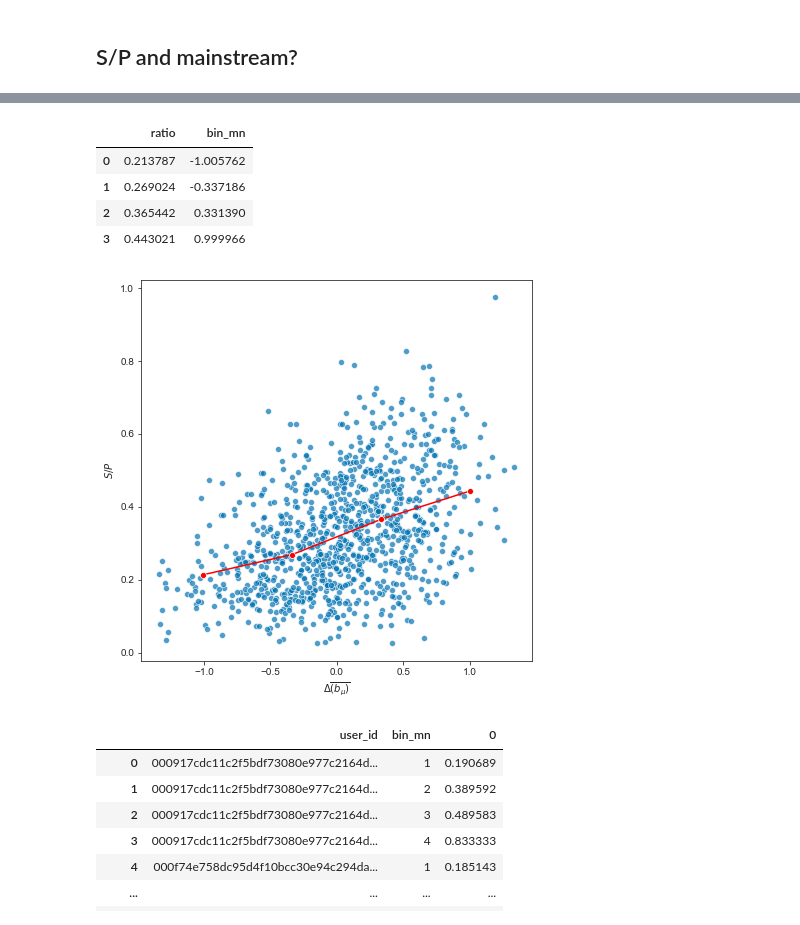
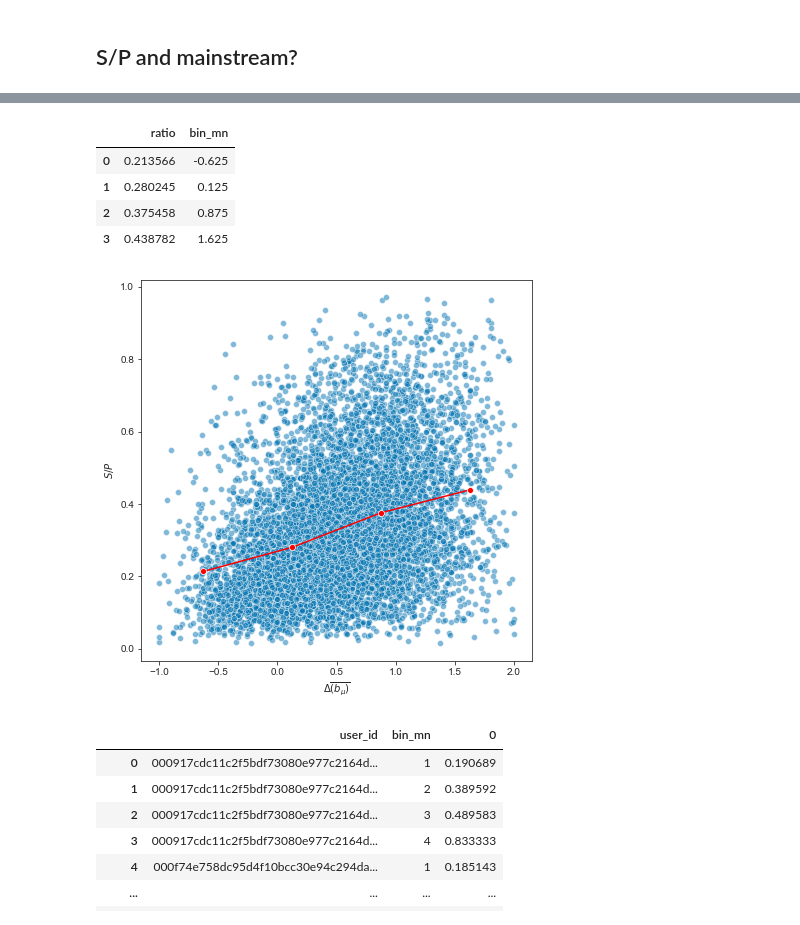
Before and after one commit to QuVil/cmb-recommendation, a Jupyter notebook: src/analysis/exploratory.ipynb, the cells around one changed output, grey strips where cells are left out. Saved outputs shown, nothing was run; the diff lists cells and outputs as text; code cells hidden in the pictures.

```diff
--- a/src/analysis/exploratory.ipynb
+++ b/src/analysis/exploratory.ipynb
@@ -319,7 +322,7 @@ plt.savefig("../../results/sp_ratio_violin_bin_u_pdist.png")
 # %%
 # Getting total S/P ratio for each user
 print("Computing diversity ratio...")
-sp_data = get_songs_data(data, obs_threshold=0, separate_rec=False)
+sp_data = get_songs_data(data)
 
 print("Organizing data...")
 # get_songs_data produces a pd.Series, which we turn into a DataFrame before adjusting some column names
@@ -419,20 +436,20 @@ sp_mu_means["bin_mn"] = sp_mu_bins_points
 sp_mu_means
 # %% [output]
 |  | ratio | bin_mn |
-| 0 | 0.213787 | -1.005762 |
-| 1 | 0.269024 | -0.337186 |
-| 2 | 0.365442 | 0.331390 |
-| 3 | 0.443021 | 0.999966 |
+| 0 | 0.213566 | -0.625 |
+| 1 | 0.280245 | 0.125 |
+| 2 | 0.375458 | 0.875 |
+| 3 | 0.438782 | 1.625 |
 # %%
 f, ax = plt.subplots(figsize=(7, 7))
 
-sns.scatterplot(x="bin_mn", y="ratio", data=bin_mu_delta, alpha=0.7)
+sns.scatterplot(x="bin_mn", y="ratio", data=bin_mu_delta, alpha=0.5)
 sns.lineplot(x="bin_mn", y="ratio", data=sp_mu_means, color="r", marker= "o")
 ax.set(ylabel="$S/P$", xlabel="$\Delta\overline{(b_\mu)}$")
 
 plt.savefig("../../results/sp_deltamu.pdf")
 # %% [output]
-[figure, old version]
+[figure, new version]
 # %%
 sp_binned = get_sp_binned(data.rename(columns={"bin_nb": "bin_mn"}), obs_threshold=15).to_frame().reset_index()
 sp_binned
```
Also changed, not shown: parts of 8 cells of this notebook, 10 other files.
